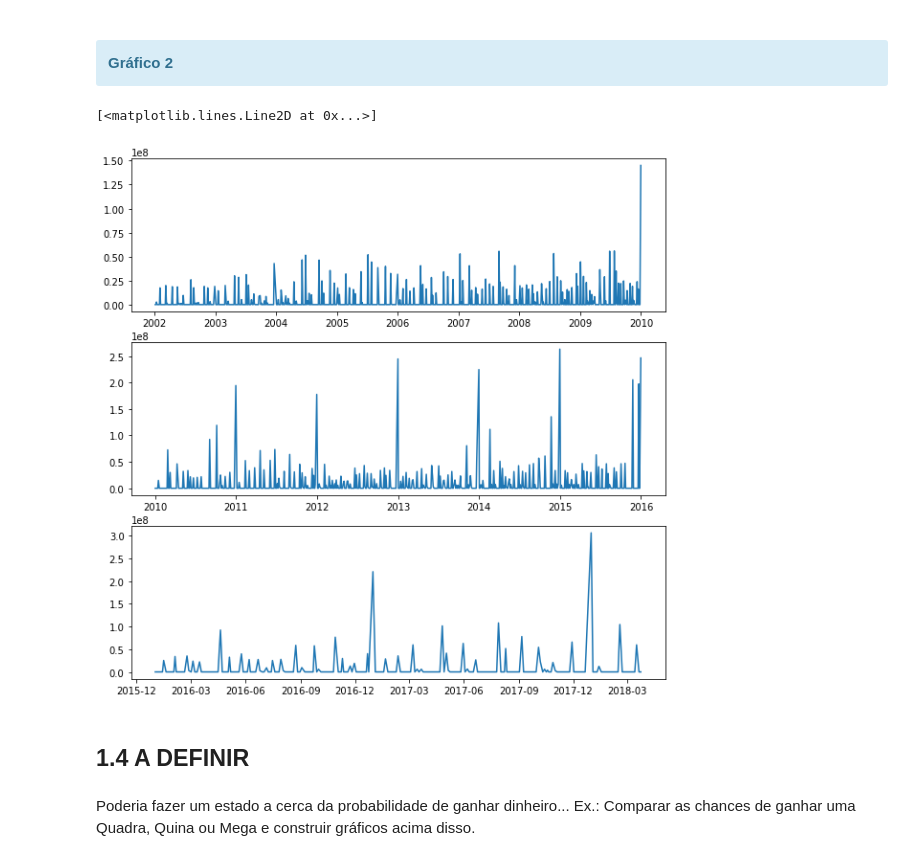
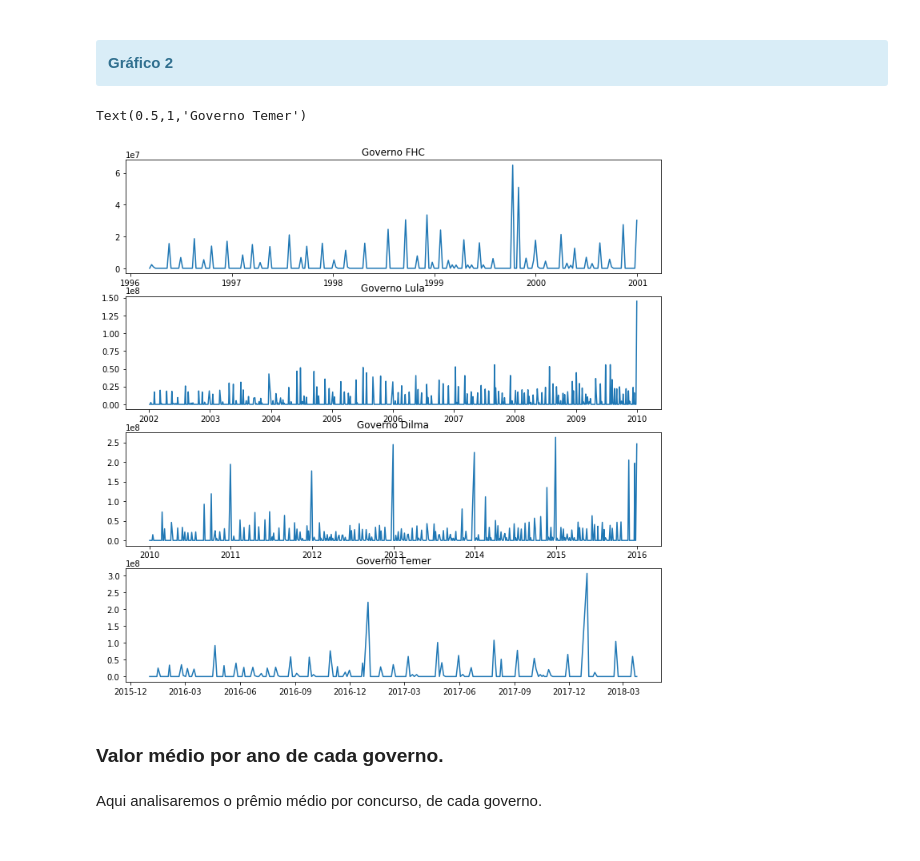
Before and after one commit to gabrielqap/analise-megasena, a Jupyter notebook: Trabalho extra - Unidade 1.ipynb, the cells around one changed output. Cells and saved outputs as stored; diff of their text form; code cells hidden in the pictures.

```diff
--- a/Trabalho extra - Unidade 1.ipynb
+++ b/Trabalho extra - Unidade 1.ipynb
@@ -158,9 +158,9 @@ plt.show()
 # %%
 #É interessante que se ponha AQUI subplots de 1998-2008 e 2008-2018
 #Lembrar de procurar a função que dividirá por anos.
-dados
-for i in dados["Data Sorteio"].dt.year:
-   if i == "2009":
-    break
+#dados
+#for i in dados["Data Sorteio"].dt.year:
+  # if i == "2009":
+  #  break
 #CONTINUAR....
 #DIVIDIR POR DECADAS [1996-2000], [2000, 2010], [2010, 2018]
@@ -180,39 +178,54 @@ Com isso, trabalharemos com as funções *subplots()*. Essa função nos ajudar
 <b>Gráfico 2</b>
 </div>
 # %%
+#PROCURAR METODO PARA POR O EIXO Y IGUAL EM TODOS SUBPLOTS.
+
+governoFH = dados[dados["Data Sorteio"].dt.year == 1996]
+for i in range(1997, 2001):
+    a = dados[dados["Data Sorteio"].dt.year == i]
+    governoFH = pd.concat([governoFH, a])
+
+
 governoLu = dados[dados["Data Sorteio"].dt.year == 2002]
 
 for i in range(2003, 2010):
     a = dados[dados["Data Sorteio"].dt.year == i]
     governoLu =  pd.concat([governoLu, a])
 
 governoDi = dados[dados["Data Sorteio"].dt.year == 2010]
 
 for j in range(2011, 2016):
     b = dados[dados["Data Sorteio"].dt.year == j]
     governoDi = pd.concat([governoDi, b])
 
 governoTem = dados[dados["Data Sorteio"].dt.year == 2016]
 
 for k in range(2017, 2019):
     c = dados[dados["Data Sorteio"].dt.year == k]
     governoTem = pd.concat([governoTem, c])
 
+fig = plt.figure(figsize=(12,12))
 
-fig = plt.figure(figsize=(10,10))
-ax1 = fig.add_subplot(3,1,1)
-ax1.plot(governoLu["Data Sorteio"], governoLu["Premio"])
+ax1 = fig.add_subplot(4,1,1)
+ax1.plot(governoFH["Data Sorteio"], governoFH["Premio"])
+plt.title("Governo FHC")
 
-ax2 = fig.add_subplot(3,1,2)
-ax2.plot(governoDi["Data Sorteio"], governoDi["Premio"])
+ax2 = fig.add_subplot(4,1,2)
+ax2.plot(governoLu["Data Sorteio"], governoLu["Premio"])
+plt.title("Governo Lula")
 
-ax3 = fig.add_subplot(3,1,3)
-ax3.plot(governoTem["Data Sorteio"], governoTem["Premio"])
+ax3 = fig.add_subplot(4,1,3)
+ax3.plot(governoDi["Data Sorteio"], governoDi["Premio"])
+plt.title("Governo Dilma")
+
+
+ax4 = fig.add_subplot(4,1,4)
+ax4.plot(governoTem["Data Sorteio"], governoTem["Premio"])
+plt.title("Governo Temer")
 # %% [output]
-[<matplotlib.lines.Line2D at 0x...>]
+Text(0.5,1,'Governo Temer')
-[figure, old version]
+[figure, new version]
-# %% [markdown]
-## 1.4 A DEFINIR
-# %% [markdown]
-Poderia fazer um estado a cerca da probabilidade de ganhar dinheiro...
-Ex.: Comparar as chances de ganhar uma Quadra, Quina ou Mega e construir gráficos acima disso.
+# %% [markdown]
+### Valor médio por ano de cada governo.
+# %% [markdown]
+Aqui analisaremos o prêmio médio por concurso, de cada governo.
```
Also changed, not shown: parts of 3 cells of this notebook.
